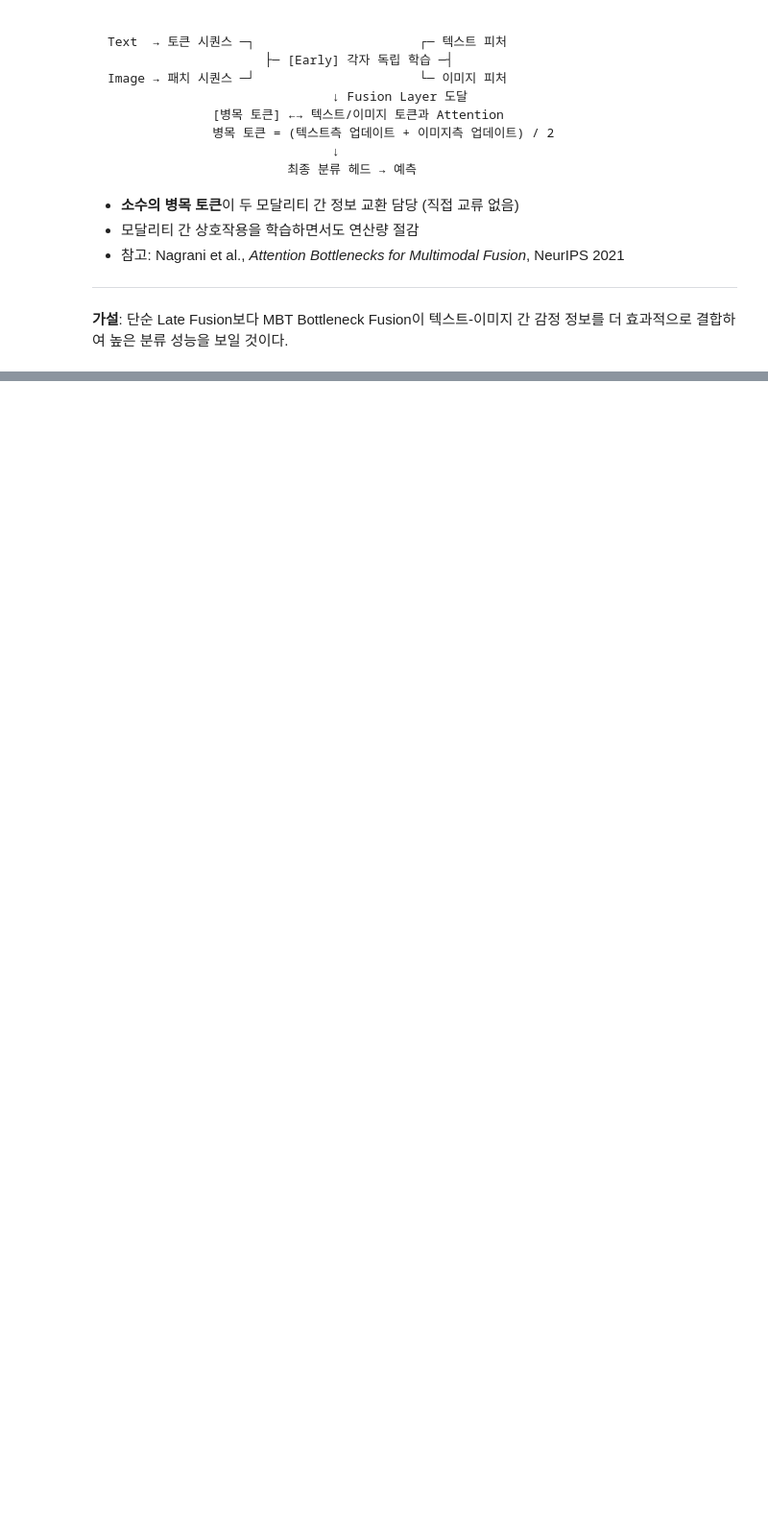
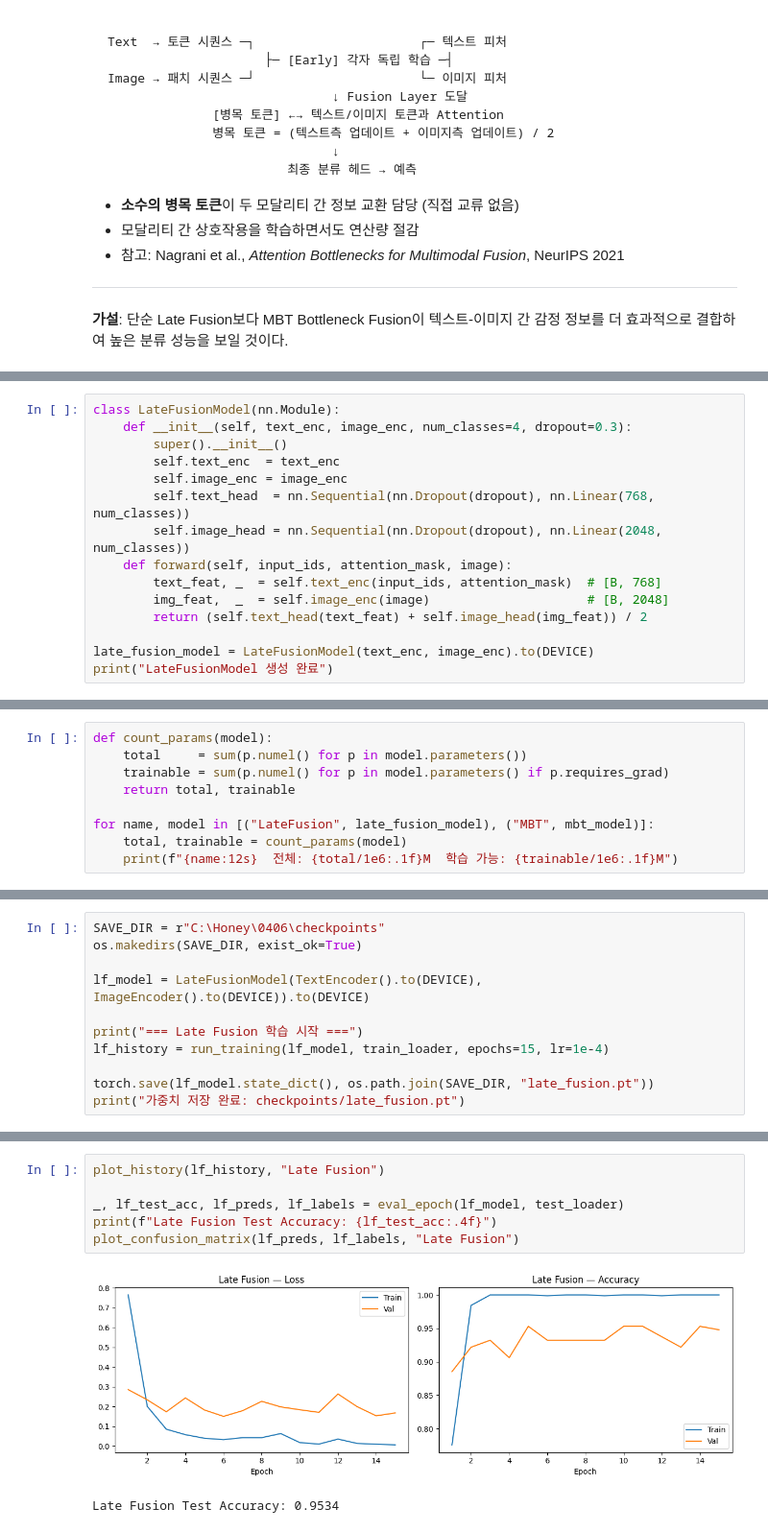
Before and after one commit to LeeHwon0217/0406, a Jupyter notebook: multimodal.ipynb, the cells around one changed output, grey strips where cells are left out. Shown at 96% size. Drawn from its saved outputs; the diff is of its cells as text; blank space fills up the shorter version.

```diff
--- a/multimodal.ipynb
+++ b/multimodal.ipynb
@@ -229,0 +366,15 @@ Image → 패치 시퀀스 ─┘                      └─ 이미지 피처
+# %%
+class LateFusionModel(nn.Module):
+    def __init__(self, text_enc, image_enc, num_classes=4, dropout=0.3):
+        super().__init__()
+        self.text_enc  = text_enc
+        self.image_enc = image_enc
+        self.text_head  = nn.Sequential(nn.Dropout(dropout), nn.Linear(768,  num_classes))
+        self.image_head = nn.Sequential(nn.Dropout(dropout), nn.Linear(2048, num_classes))
+    def forward(self, input_ids, attention_mask, image):
+        text_feat, _  = self.text_enc(input_ids, attention_mask)  # [B, 768]
+        img_feat,  _  = self.image_enc(image)                     # [B, 2048]
+        return (self.text_head(text_feat) + self.image_head(img_feat)) / 2
+
+late_fusion_model = LateFusionModel(text_enc, image_enc).to(DEVICE)
+print("LateFusionModel 생성 완료")
@@ -229,0 +438,9 @@ Image → 패치 시퀀스 ─┘                      └─ 이미지 피처
+# %%
+def count_params(model):
+    total     = sum(p.numel() for p in model.parameters())
+    trainable = sum(p.numel() for p in model.parameters() if p.requires_grad)
+    return total, trainable
+
+for name, model in [("LateFusion", late_fusion_model), ("MBT", mbt_model)]:
+    total, trainable = count_params(model)
+    print(f"{name:12s}  전체: {total/1e6:.1f}M  학습 가능: {trainable/1e6:.1f}M")
@@ -229,0 +557,11 @@ Image → 패치 시퀀스 ─┘                      └─ 이미지 피처
+# %%
+SAVE_DIR = r"C:\Honey\0406\checkpoints"
+os.makedirs(SAVE_DIR, exist_ok=True)
+
+lf_model = LateFusionModel(TextEncoder().to(DEVICE), ImageEncoder().to(DEVICE)).to(DEVICE)
+
+print("=== Late Fusion 학습 시작 ===")
+lf_history = run_training(lf_model, train_loader, epochs=15, lr=1e-4)
+
+torch.save(lf_model.state_dict(), os.path.join(SAVE_DIR, "late_fusion.pt"))
+print("가중치 저장 완료: checkpoints/late_fusion.pt")
@@ -229,0 +586,9 @@ Image → 패치 시퀀스 ─┘                      └─ 이미지 피처
+# %%
+plot_history(lf_history, "Late Fusion")
+
+_, lf_test_acc, lf_preds, lf_labels = eval_epoch(lf_model, test_loader)
+print(f"Late Fusion Test Accuracy: {lf_test_acc:.4f}")
+plot_confusion_matrix(lf_preds, lf_labels, "Late Fusion")
+# %% [output]
+[figure, added]
+Late Fusion Test Accuracy: 0.9534
```
Also changed, not shown: parts of 43 cells of this notebook, 1 other file.
